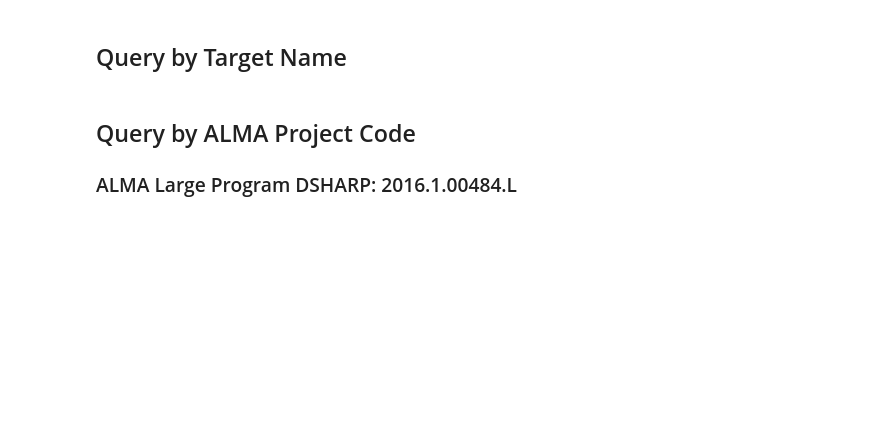
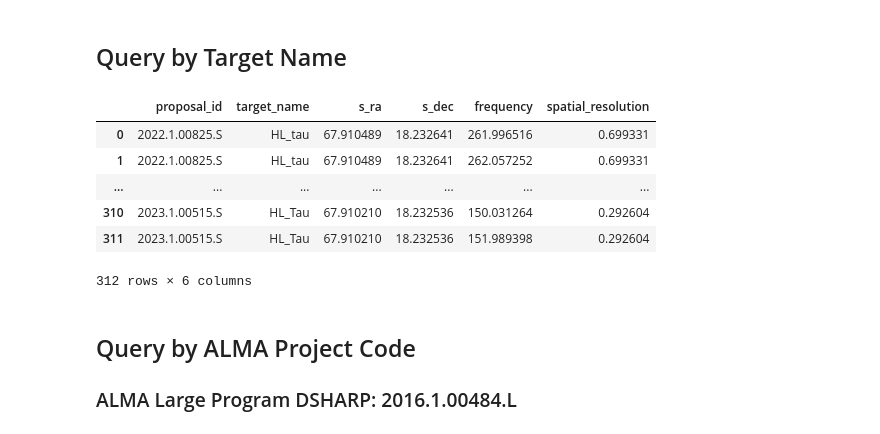
Before and after one commit to MTeasdale01/MTeasdale01, a Jupyter notebook: Query_tutorial_PPD.ipynb, the cells around one changed output. Cells and saved outputs as stored; diff of their text form; code cells hidden in the pictures; blank space fills up the shorter version.

```diff
--- a/Query_tutorial_PPD.ipynb
+++ b/Query_tutorial_PPD.ipynb
@@ -300,12 +316,20 @@ plt.show()
 # %%
 query = f"""
             SELECT proposal_id, target_name, s_ra, s_dec, frequency,
                    spatial_resolution
             FROM ivoa.obscore
-            WHERE target_name like '...'
+            WHERE UPPER(target_name) like UPPER('%HL%Tau%')
         """
 q_results = service.search(query).to_table().to_pandas()
 q_results
+# %% [output]
+|  | proposal_id | target_name | s_ra | s_dec | frequency | spatial_resolution |
+| 0 | 2022.1.00825.S | HL_tau | 67.910489 | 18.232641 | 261.996516 | 0.699331 |
+| 1 | 2022.1.00825.S | HL_tau | 67.910489 | 18.232641 | 262.057252 | 0.699331 |
+| ... | ... | ... | ... | ... | ... | ... |
+| 310 | 2023.1.00515.S | HL_Tau | 67.910210 | 18.232536 | 150.031264 | 0.292604 |
+| 311 | 2023.1.00515.S | HL_Tau | 67.910210 | 18.232536 | 151.989398 | 0.292604 |
+312 rows × 6 columns
 # %% [markdown]
 ## Query by ALMA Project Code
 ### ALMA Large Program DSHARP: 2016.1.00484.L
```
Also changed, not shown: parts of 3 cells of this notebook.
